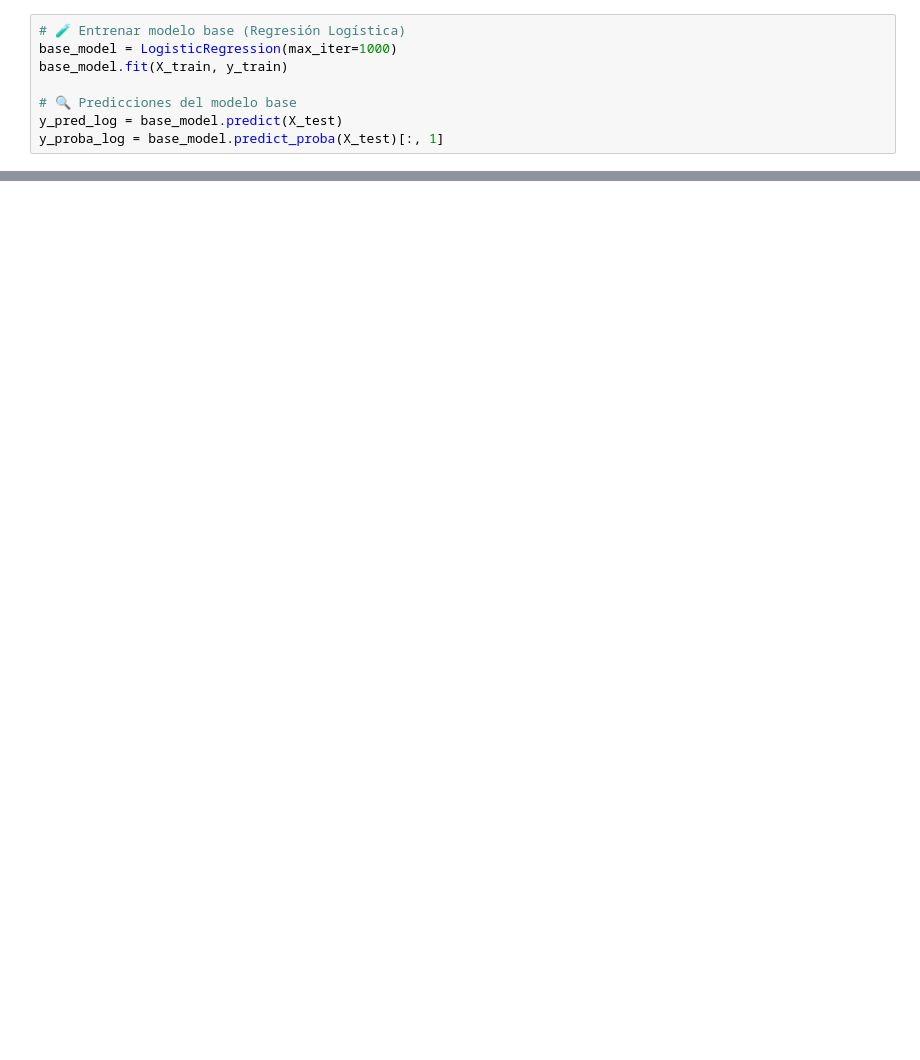
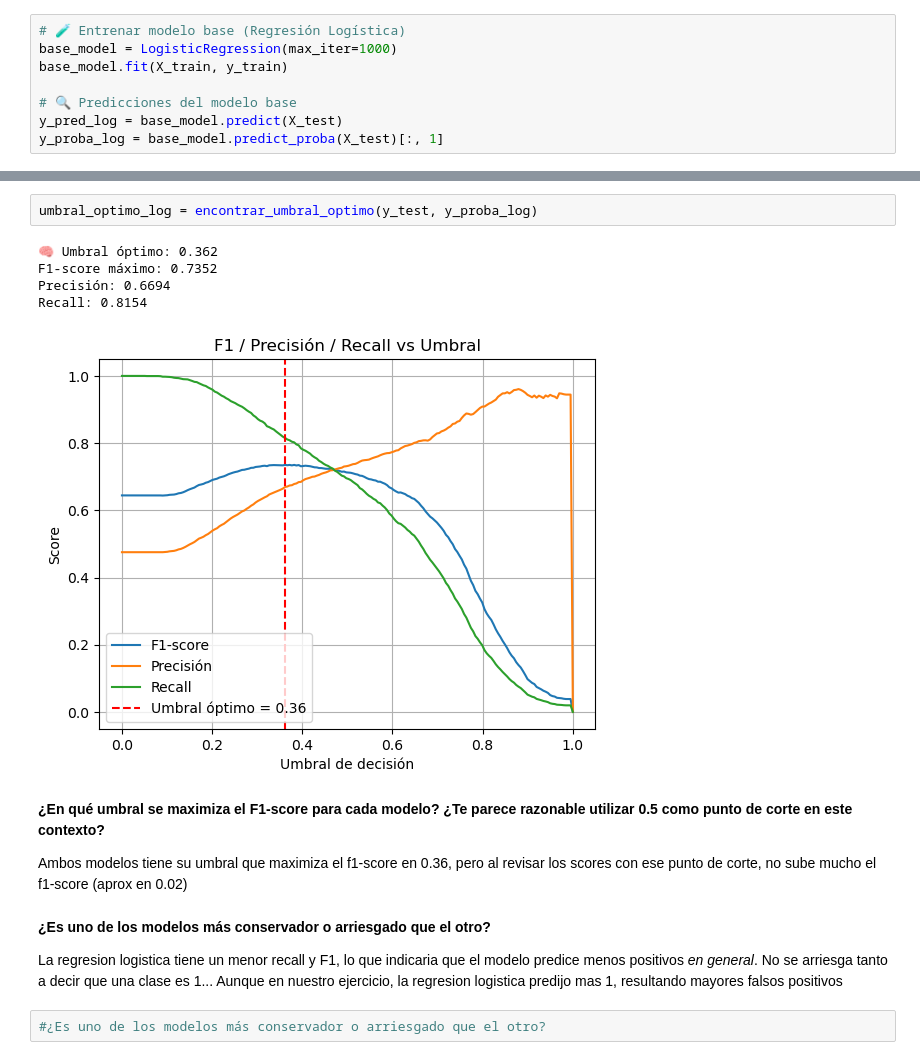
Before and after one commit to solivare/DeepNeuralNetworkUSS, a Jupyter notebook: Projects/Credit/notebooks/Evaluacion.ipynb, the cells around one changed output, grey strips where cells are left out. Drawn from its saved outputs; the diff is of its cells as text; blank space fills up the shorter version.

```diff
--- a/Projects/Credit/notebooks/Evaluacion.ipynb
+++ b/Projects/Credit/notebooks/Evaluacion.ipynb
@@ -69,0 +147,18 @@ display.display(df_metrics)
+# %%
+umbral_optimo_log = encontrar_umbral_optimo(y_test, y_proba_log)
+# %% [output]
+🧠 Umbral óptimo: 0.362
+F1-score máximo: 0.7352
+Precisión: 0.6694
+Recall: 0.8154
+[figure, added]
+# %% [markdown]
+**¿En qué umbral se maximiza el F1-score para cada modelo? ¿Te parece razonable utilizar 0.5 como punto de corte en este contexto?**
+
+Ambos modelos tiene su umbral que maximiza el f1-score en 0.36, pero al revisar los scores con ese punto de corte, no sube mucho el f1-score (aprox en 0.02)
+# %% [markdown]
+**¿Es uno de los modelos más conservador o arriesgado que el otro?**
+
+La regresion logistica tiene un menor recall y F1, lo que indicaria que el modelo predice menos positivos *en general*. No se arriesga tanto a decir que una clase es 1... Aunque en nuestro ejercicio, la regresion logistica predijo mas 1, resultando mayores falsos positivos
+# %%
+#¿Es uno de los modelos más conservador o arriesgado que el otro?
```
Also changed, not shown: parts of 10 cells of this notebook, 10 other files.
